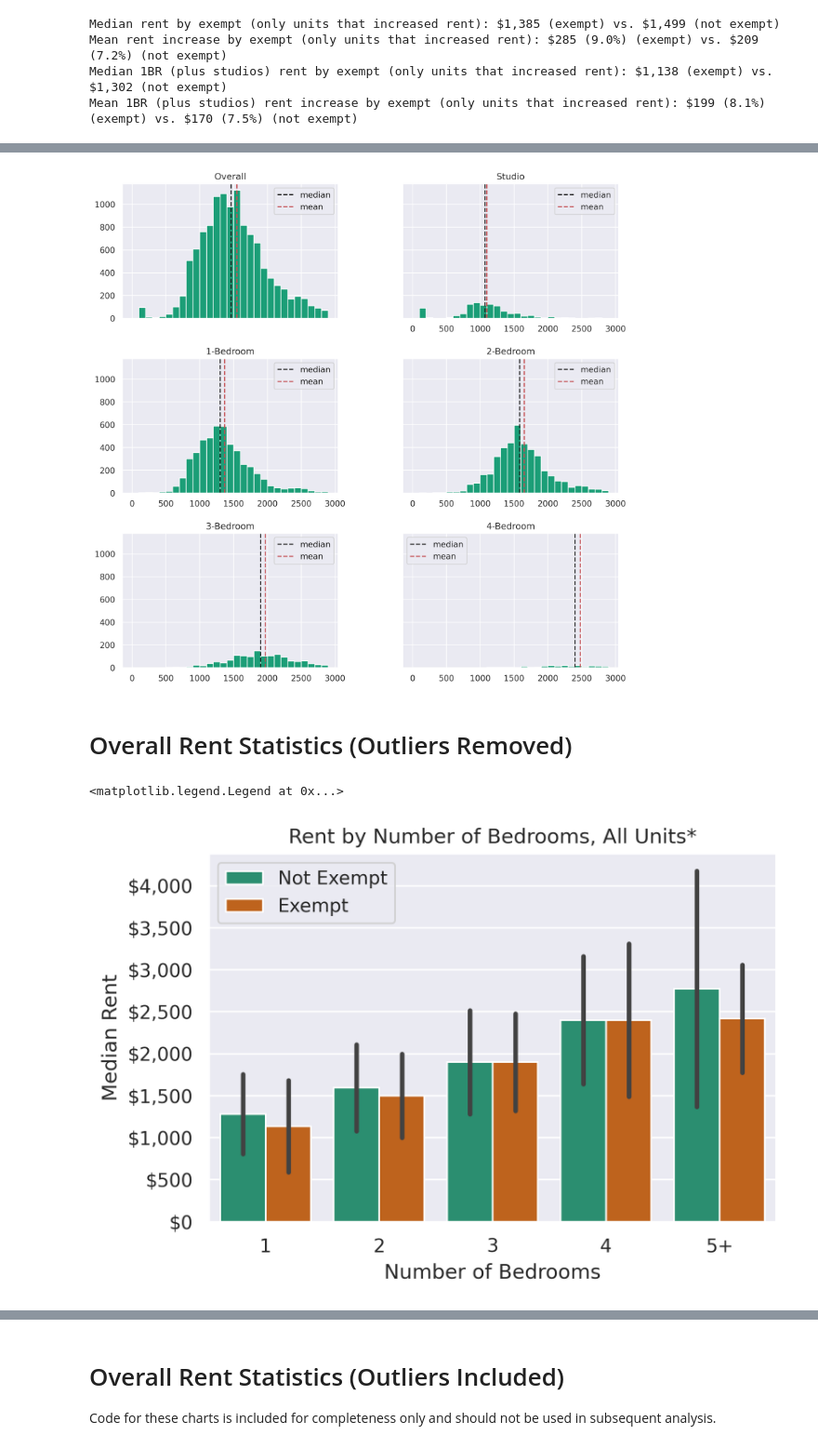
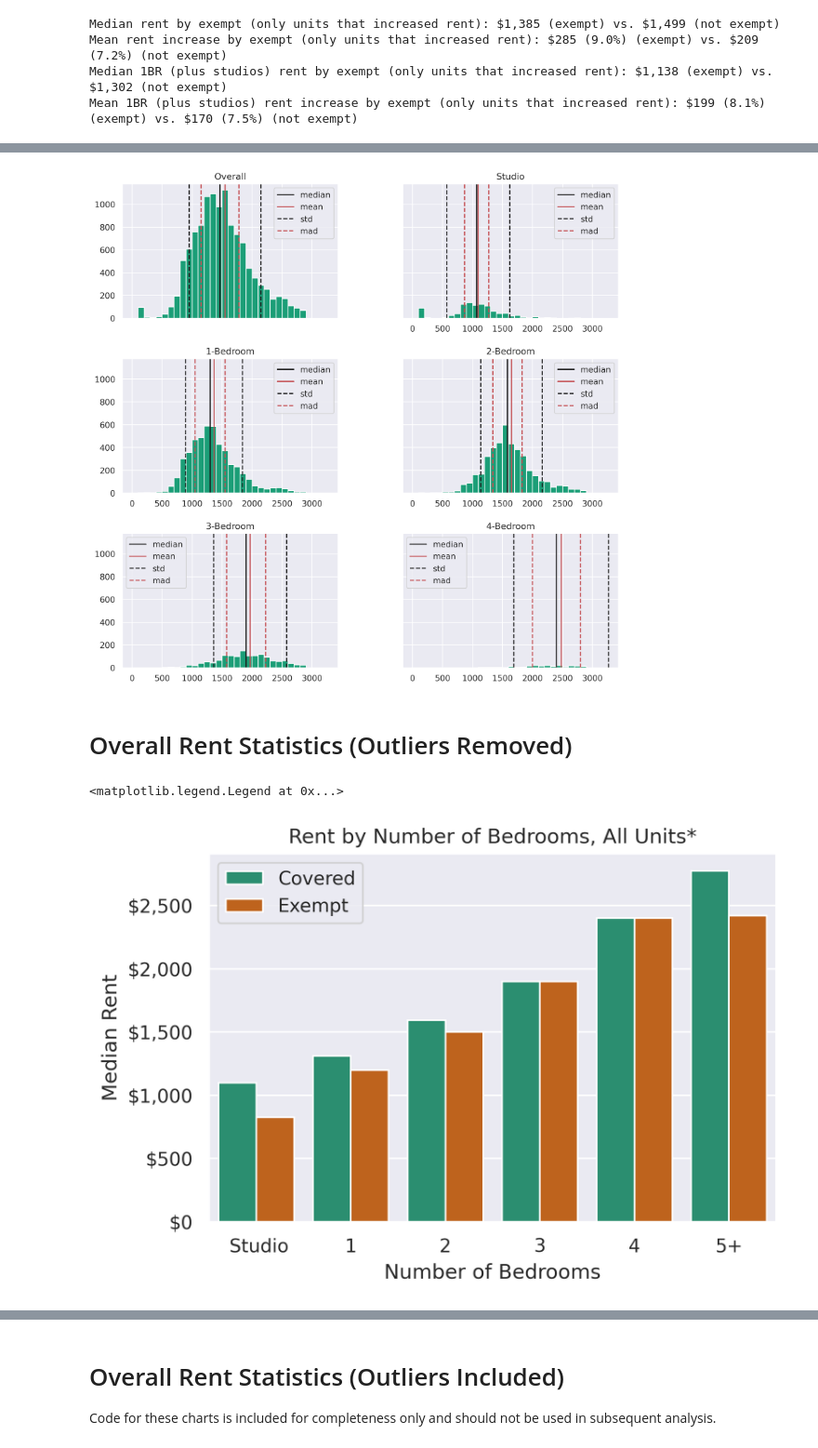
Before and after one commit to PhilipMathieu/portland-rent-board-2023, a Jupyter notebook: notebooks/2023-data.ipynb, the cells around one changed output, grey strips where cells are left out. Shown at 93% size. Drawn from its saved outputs; the diff is of its cells as text; code cells hidden in the pictures.

```diff
--- a/notebooks/2023-data.ipynb
+++ b/notebooks/2023-data.ipynb
@@ -200,8 +192,13 @@ bins = [100*i for i in range(30)]
 fig, axs = plt.subplots(3,2, sharey=True, sharex=True, figsize=(12,12))
 df[~df["outlier"]].hist("CurrentRent1", ax=axs[0,0], bins=bins)
 axs[0,0].set_title("Overall")
-axs[0,0].axvline(df[~df["outlier"]]["CurrentRent1"].median(), linestyle="--", color="k", label="median")
-axs[0,0].axvline(df[~df["outlier"]]["CurrentRent1"].mean(), linestyle="--", color="r", label="mean")
+axs[0,0].axvline(df[~df["outlier"]]["CurrentRent1"].median(), linestyle="-", color="k", label="median")
+axs[0,0].axvline(df[~df["outlier"]]["CurrentRent1"].mean(), linestyle="-", color="r", label="mean")
+# Add lines for std and mad
+axs[0,0].axvline(df[~df["outlier"]]["CurrentRent1"].mean() + df[~df["outlier"]]["CurrentRent1"].std(), linestyle="--", color="k", label="std")
+axs[0,0].axvline(df[~df["outlier"]]["CurrentRent1"].mean() - df[~df["outlier"]]["CurrentRent1"].std(), linestyle="--", color="k")
+axs[0,0].axvline(df[~df["outlier"]]["CurrentRent1"].median() + mad(df[~df["outlier"]]["CurrentRent1"]), linestyle="--", color="r", label="mad")
+axs[0,0].axvline(df[~df["outlier"]]["CurrentRent1"].median() - mad(df[~df["outlier"]]["CurrentRent1"]), linestyle="--", color="r")
 axs[0,0].legend()
 for i in range(0,5):
     ax = axs.flatten()[i+1]
@@ -210,32 +207,37 @@ for i in range(0,5):
         ax.set_title("Studio")
     else:
         ax.set_title(f"{i}-Bedroom")
-    ax.axvline(df[~df["outlier"]][df["nbrBedRms1"] == i]["CurrentRent1"].median(), linestyle="--", color="k", label="median")
-    ax.axvline(df[~df["outlier"]][df["nbrBedRms1"] == i]["CurrentRent1"].mean(), linestyle="--", color="r", label="mean")
+    ax.axvline(df[~df["outlier"]][df["nbrBedRms1"] == i]["CurrentRent1"].median(), linestyle="-", color="k", label="median")
+    ax.axvline(df[~df["outlier"]][df["nbrBedRms1"] == i]["CurrentRent1"].mean(), linestyle="-", color="r", label="mean")
+    # Add lines for std and mad
+    ax.axvline(df[~df["outlier"]][df["nbrBedRms1"] == i]["CurrentRent1"].mean() + df[~df["outlier"]][df["nbrBedRms1"] == i]["CurrentRent1"].std(), linestyle="--", color="k", label="std")
+    ax.axvline(df[~df["outlier"]][df["nbrBedRms1"] == i]["CurrentRent1"].mean() - df[~df["outlier"]][df["nbrBedRms1"] == i]["CurrentRent1"].std(), linestyle="--", color="k")
+    ax.axvline(df[~df["outlier"]][df["nbrBedRms1"] == i]["CurrentRent1"].median() + mad(df[~df["outlier"]][df["nbrBedRms1"] == i]["CurrentRent1"]), linestyle="--", color="r", label="mad")
+    ax.axvline(df[~df["outlier"]][df["nbrBedRms1"] == i]["CurrentRent1"].median() - mad(df[~df["outlier"]][df["nbrBedRms1"] == i]["CurrentRent1"]), linestyle="--", color="r")
     ax.legend()
     ax.xaxis.set_tick_params(labelbottom=True)
 # %% [output]
-[figure, old version]
+[figure, new version]
 # %% [markdown]
 # Overall Rent Statistics (Outliers Removed)
 # %%
 ax = sns.barplot(
-    data=df[~df["outlier"]].sort_values("nbrBedRms_grouped"),
+    data=df[~df["outlier"]].sort_values("nbrBedRms1"),
     x="nbrBedRms_grouped",
     y="CurrentRent1",
     hue="exempt",
     estimator=np.median,
-    errorbar='sd'
+    errorbar=None,
     )
 ax.set_title("Rent by Number of Bedrooms, All Units*")
 ax.set_xlabel("Number of Bedrooms")
 ax.get_yaxis().set_major_formatter(mpl.ticker.FuncFormatter(lambda x, p: '${:,}'.format(int(x))))
 ax.set_ylabel("Median Rent")
 handles, labels = ax.get_legend_handles_labels()
-ax.legend(title=None, handles=handles, labels=["Not Exempt", "Exempt"])
+ax.legend(title=None, handles=handles, labels=["Covered", "Exempt"])
 # %% [output]
 <matplotlib.legend.Legend at 0x...>
-[figure, old version]
+[figure, new version]
 # %%
 # median and standard deviation rent by number of bedrooms and exempt status
 tab = pd.pivot_table(
```
Also changed, not shown: parts of 18 cells of this notebook, 1 other file.
